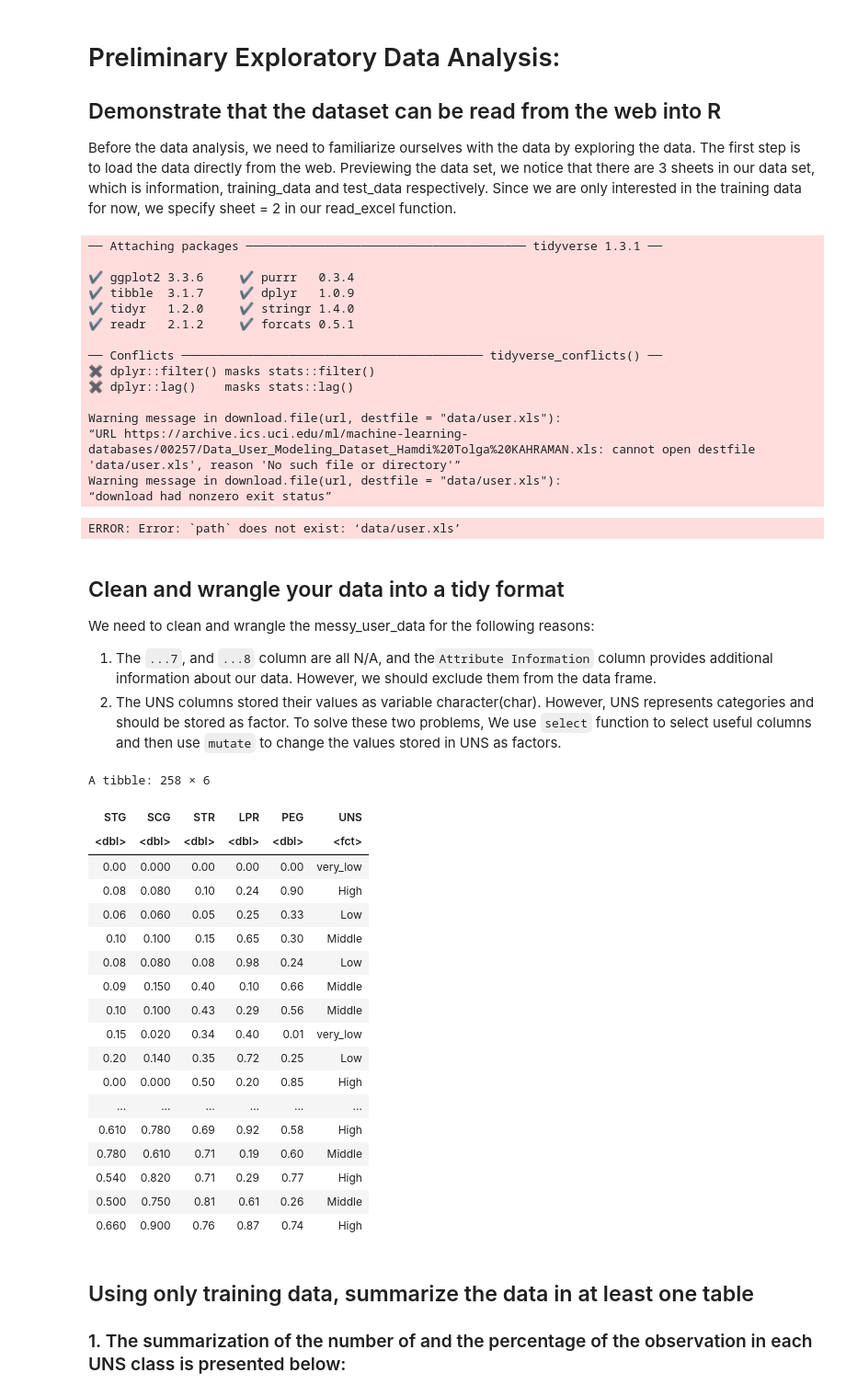
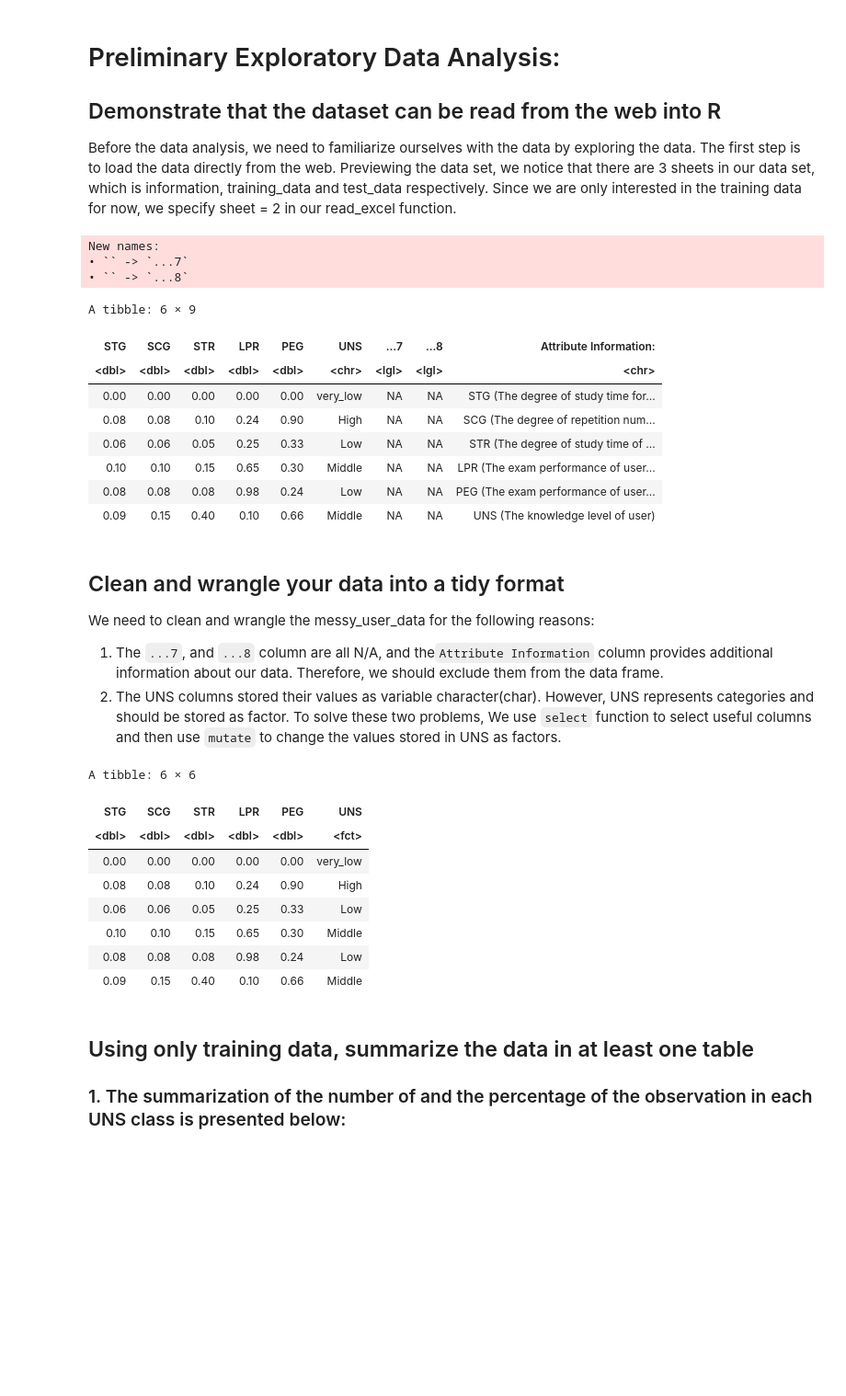
Before and after one commit to lucyzyl/dsci_100_007_group07, a Jupyter notebook: proposal.ipynb, the cells around one changed output. Shown at 92% size. Cells and saved outputs as stored; diff of their text form; code cells hidden in the pictures; blank space fills up the shorter version.

```diff
--- a/proposal.ipynb
+++ b/proposal.ipynb
@@ -31,56 +30,42 @@ library(readxl)
 url <- "https://archive.ics.uci.edu/ml/machine-learning-databases/00257/Data_User_Modeling_Dataset_Hamdi%20Tolga%20KAHRAMAN.xls"
 download.file(url, destfile = "user.xls")
 messy_user_data <- read_excel("user.xls", sheet = 2)
-messy_user_data
+head(messy_user_data) # to show the first 6 observations in this dataframe
 # %% [output]
-── Attaching packages ─────────────────────────────────────── tidyverse 1.3.1 ──
-
-✔ ggplot2 3.3.6     ✔ purrr   0.3.4
-✔ tibble  3.1.7     ✔ dplyr   1.0.9
-✔ tidyr   1.2.0     ✔ stringr 1.4.0
-✔ readr   2.1.2     ✔ forcats 0.5.1
-
-── Conflicts ────────────────────────────────────────── tidyverse_conflicts() ──
-✖ dplyr::filter() masks stats::filter()
-✖ dplyr::lag()    masks stats::lag()
-
-Warning message in download.file(url, destfile = "data/user.xls"):
-“URL https://archive.ics.uci.edu/ml/machine-learning-databases/00257/Data_User_Modeling_Dataset_Hamdi%20Tolga%20KAHRAMAN.xls: cannot open destfile 'data/user.xls', reason 'No such file or directory'”
-Warning message in download.file(url, destfile = "data/user.xls"):
-“download had nonzero exit status”
+New names:
+• `` -> `...7`
+• `` -> `...8`
-ERROR: Error: `path` does not exist: ‘data/user.xls’
+A tibble: 6 × 9
+| STG | SCG | STR | LPR | PEG | UNS | ...7 | ...8 | Attribute Information: |
+| <dbl> | <dbl> | <dbl> | <dbl> | <dbl> | <chr> | <lgl> | <lgl> | <chr> |
+| 0.00 | 0.00 | 0.00 | 0.00 | 0.00 | very_low | NA | NA | STG (The degree of study time for... |
+| 0.08 | 0.08 | 0.10 | 0.24 | 0.90 | High | NA | NA | SCG (The degree of repetition num... |
+| 0.06 | 0.06 | 0.05 | 0.25 | 0.33 | Low | NA | NA | STR (The degree of study time of ... |
+| 0.10 | 0.10 | 0.15 | 0.65 | 0.30 | Middle | NA | NA | LPR (The exam performance of user... |
+| 0.08 | 0.08 | 0.08 | 0.98 | 0.24 | Low | NA | NA | PEG (The exam performance of user... |
+| 0.09 | 0.15 | 0.40 | 0.10 | 0.66 | Middle | NA | NA | UNS (The knowledge level of user) |
 # %% [markdown]
 ## Clean and wrangle your data into a tidy format
 We need to clean and wrangle the messy_user_data for the following reasons:
-1. The `...7`, and `...8` column are all N/A, and the`Attribute Information` column provides additional information about our data. However, we should exclude them from the data frame.
+1. The `...7`, and `...8` column are all N/A, and the`Attribute Information` column provides additional information about our data. Therefore, we should exclude them from the data frame.
 2. The UNS columns stored their values as variable character(char). However, UNS represents categories and should be stored as factor.
 To solve these two problems, We use `select` function to select useful columns and then use `mutate` to change the values stored in UNS as factors.
 # %%
 # Clean and wrangle the data into a tidy format
 user_data <- messy_user_data |>
     select(STG: UNS) |>
     mutate(UNS = as_factor(UNS))
-user_data
+head(user_data) # to show the first 6 observations in this dataframe
 # %% [output]
-A tibble: 258 × 6
+A tibble: 6 × 6
 | STG | SCG | STR | LPR | PEG | UNS |
 | <dbl> | <dbl> | <dbl> | <dbl> | <dbl> | <fct> |
-| 0.00 | 0.000 | 0.00 | 0.00 | 0.00 | very_low |
-| 0.08 | 0.080 | 0.10 | 0.24 | 0.90 | High |
-| 0.06 | 0.060 | 0.05 | 0.25 | 0.33 | Low |
-| 0.10 | 0.100 | 0.15 | 0.65 | 0.30 | Middle |
-| 0.08 | 0.080 | 0.08 | 0.98 | 0.24 | Low |
-| 0.09 | 0.150 | 0.40 | 0.10 | 0.66 | Middle |
-| 0.10 | 0.100 | 0.43 | 0.29 | 0.56 | Middle |
-| 0.15 | 0.020 | 0.34 | 0.40 | 0.01 | very_low |
-| 0.20 | 0.140 | 0.35 | 0.72 | 0.25 | Low |
-| 0.00 | 0.000 | 0.50 | 0.20 | 0.85 | High |
-| ... | ... | ... | ... | ... | ... |
-| 0.610 | 0.780 | 0.69 | 0.92 | 0.58 | High |
-| 0.780 | 0.610 | 0.71 | 0.19 | 0.60 | Middle |
-| 0.540 | 0.820 | 0.71 | 0.29 | 0.77 | High |
-| 0.500 | 0.750 | 0.81 | 0.61 | 0.26 | Middle |
-| 0.660 | 0.900 | 0.76 | 0.87 | 0.74 | High |
+| 0.00 | 0.00 | 0.00 | 0.00 | 0.00 | very_low |
+| 0.08 | 0.08 | 0.10 | 0.24 | 0.90 | High |
+| 0.06 | 0.06 | 0.05 | 0.25 | 0.33 | Low |
+| 0.10 | 0.10 | 0.15 | 0.65 | 0.30 | Middle |
+| 0.08 | 0.08 | 0.08 | 0.98 | 0.24 | Low |
+| 0.09 | 0.15 | 0.40 | 0.10 | 0.66 | Middle |
 # %% [markdown]
 ## Using only training data, summarize the data in at least one table
 ### 1. The summarization of the number of and the percentage of the observation in each UNS class is presented below:
```
Also changed, not shown: parts of 2 cells of this notebook.
